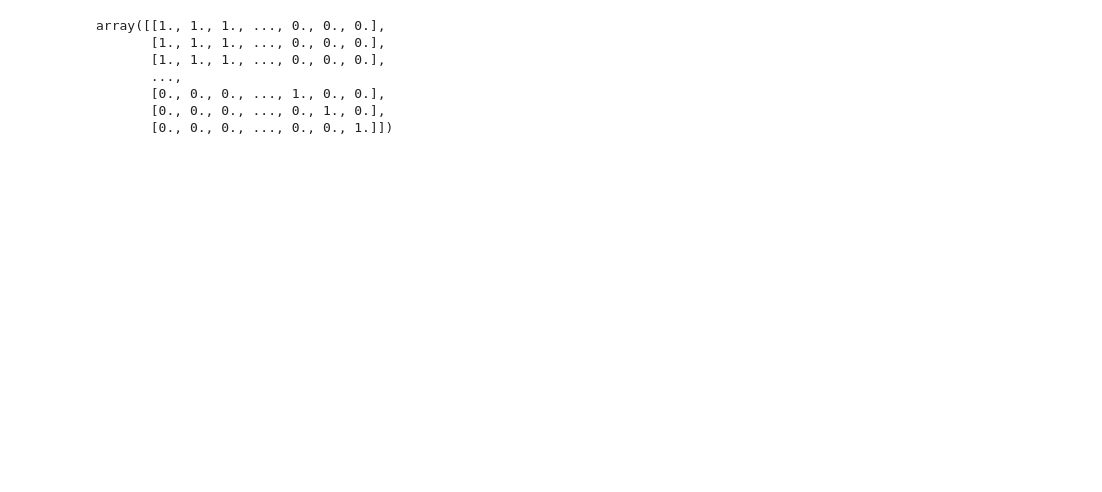
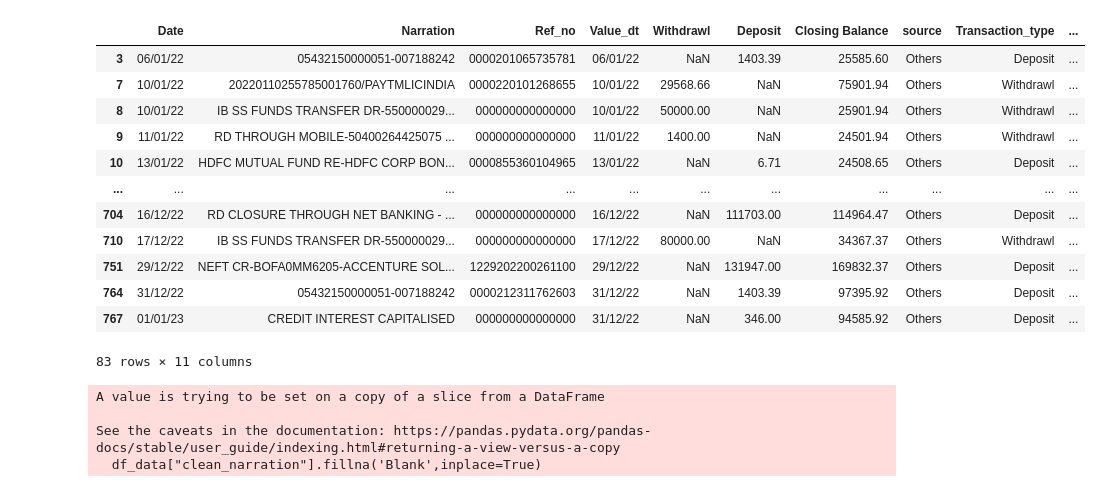
Before and after one commit to sumitmg/Expense_analysis, a Jupyter notebook: cosine_similarity_kmeans_clustering.ipynb, the cells around one changed output. Saved outputs shown, nothing was run; the diff lists cells and outputs as text; code cells hidden in the pictures; blank space fills up the shorter version.

```diff
--- a/cosine_similarity_kmeans_clustering.ipynb
+++ b/cosine_similarity_kmeans_clustering.ipynb
@@ -31,9 +45,17 @@ df_data_withdrawl.shape,df_data_deposit.shape
 # %%
-def clean_narration(text):
+def clean_narration(text,upi):
     clean_text = re.sub(r"@.*", "", text)
     clean_text = re.sub(r"[^A-Za-z\s]", " ", clean_text)
+    clean_text = re.sub(r'\b\w{16,}\b', '', clean_text)
     clean_text = re.sub("UPI","", clean_text)
     clean_text = re.sub(' +', ' ', clean_text)
+    clean_text = re.sub(r'\b(\w*([a-zA-Z])\2{2,}\w*)\b', '', clean_text)
     clean_text = clean_text.lower()
-
-    return clean_text
+    words = re.split('\s+',clean_text)
+    l=len(words)
+    first_four = " ".join(words[:4])
+    last_four = " ".join(words[-4:])
+    if (upi == "UPI"):
+        return first_four
+    else:
+        return clean_text
@@ -55,0 +62,3 @@ df_data_withdrawl
+# %%
+df_data["Amount"]=0
+df_data["clean_narration"]=""
@@ -77,0 +91,16 @@ See the caveats in the documentation: https://pandas.pydata.org/pandas-docs/stab
+# %%
+df_data[df_data["source"]=="Others"]
+# %% [output]
+|  | Date | Narration | Ref_no | Value_dt | Withdrawl | Deposit | Closing Balance | source | Transaction_type | ... |
+| 3 | 06/01/22 | 05432150000051-007188242 | 0000201065735781 | 06/01/22 | NaN | 1403.39 | 25585.60 | Others | Deposit | ... |
+| 7 | 10/01/22 | 20220110255785001760/PAYTMLICINDIA | 0000220101268655 | 10/01/22 | 29568.66 | NaN | 75901.94 | Others | Withdrawl | ... |
+| 8 | 10/01/22 | IB SS FUNDS TRANSFER DR-550000029... | 000000000000000 | 10/01/22 | 50000.00 | NaN | 25901.94 | Others | Withdrawl | ... |
+| 9 | 11/01/22 | RD THROUGH MOBILE-50400264425075 ... | 000000000000000 | 11/01/22 | 1400.00 | NaN | 24501.94 | Others | Withdrawl | ... |
+| 10 | 13/01/22 | HDFC MUTUAL FUND RE-HDFC CORP BON... | 0000855360104965 | 13/01/22 | NaN | 6.71 | 24508.65 | Others | Deposit | ... |
+| ... | ... | ... | ... | ... | ... | ... | ... | ... | ... | ... |
+| 704 | 16/12/22 | RD CLOSURE THROUGH NET BANKING - ... | 000000000000000 | 16/12/22 | NaN | 111703.00 | 114964.47 | Others | Deposit | ... |
+| 710 | 17/12/22 | IB SS FUNDS TRANSFER DR-550000029... | 000000000000000 | 17/12/22 | 80000.00 | NaN | 34367.37 | Others | Withdrawl | ... |
+| 751 | 29/12/22 | NEFT CR-BOFA0MM6205-ACCENTURE SOL... | 1229202200261100 | 29/12/22 | NaN | 131947.00 | 169832.37 | Others | Deposit | ... |
+| 764 | 31/12/22 | 05432150000051-007188242 | 0000212311762603 | 31/12/22 | NaN | 1403.39 | 97395.92 | Others | Deposit | ... |
+| 767 | 01/01/23 | CREDIT INTEREST CAPITALISED | 000000000000000 | 31/12/22 | NaN | 346.00 | 94585.92 | Others | Deposit | ... |
+83 rows × 11 columns
@@ -78 +109,8 @@ See the caveats in the documentation: https://pandas.pydata.org/pandas-docs/stab
+# %%
+df_data["clean_narration"].fillna('Blank',inplace=True)
+# %% [output]
+A value is trying to be set on a copy of a slice from a DataFrame
+
+See the caveats in the documentation: https://pandas.pydata.org/pandas-docs/stable/user_guide/indexing.html#returning-a-view-versus-a-copy
+  df_data["clean_narration"].fillna('Blank',inplace=True)
 # %%
@@ -83,16 +121,6 @@ vect_text=vect.fit_transform(documents)
 from sklearn.metrics.pairwise import cosine_similarity
 # %%
 similarities = cosine_similarity(vect_text)
-# %%
-similarities
-# %% [output]
-array([[1., 1., 1., ..., 0., 0., 0.],
-       [1., 1., 1., ..., 0., 0., 0.],
-       [1., 1., 1., ..., 0., 0., 0.],
-       ...,
-       [0., 0., 0., ..., 1., 0., 0.],
-       [0., 0., 0., ..., 0., 1., 0.],
-       [0., 0., 0., ..., 0., 0., 1.]])
 # %%
 threshold = 0.6
 # %%
```
Also changed, not shown: parts of 66 cells of this notebook, 10 other files.
